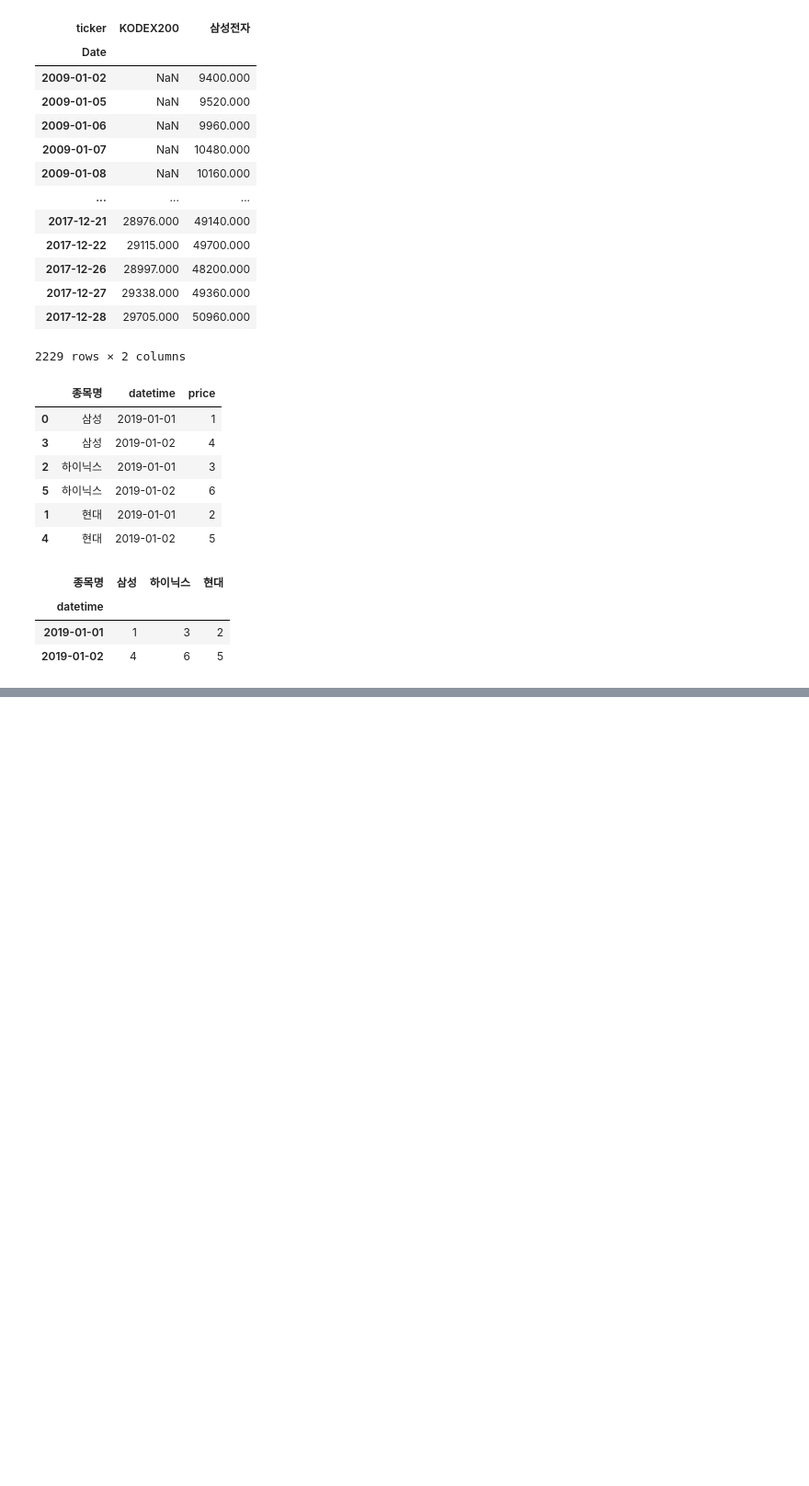
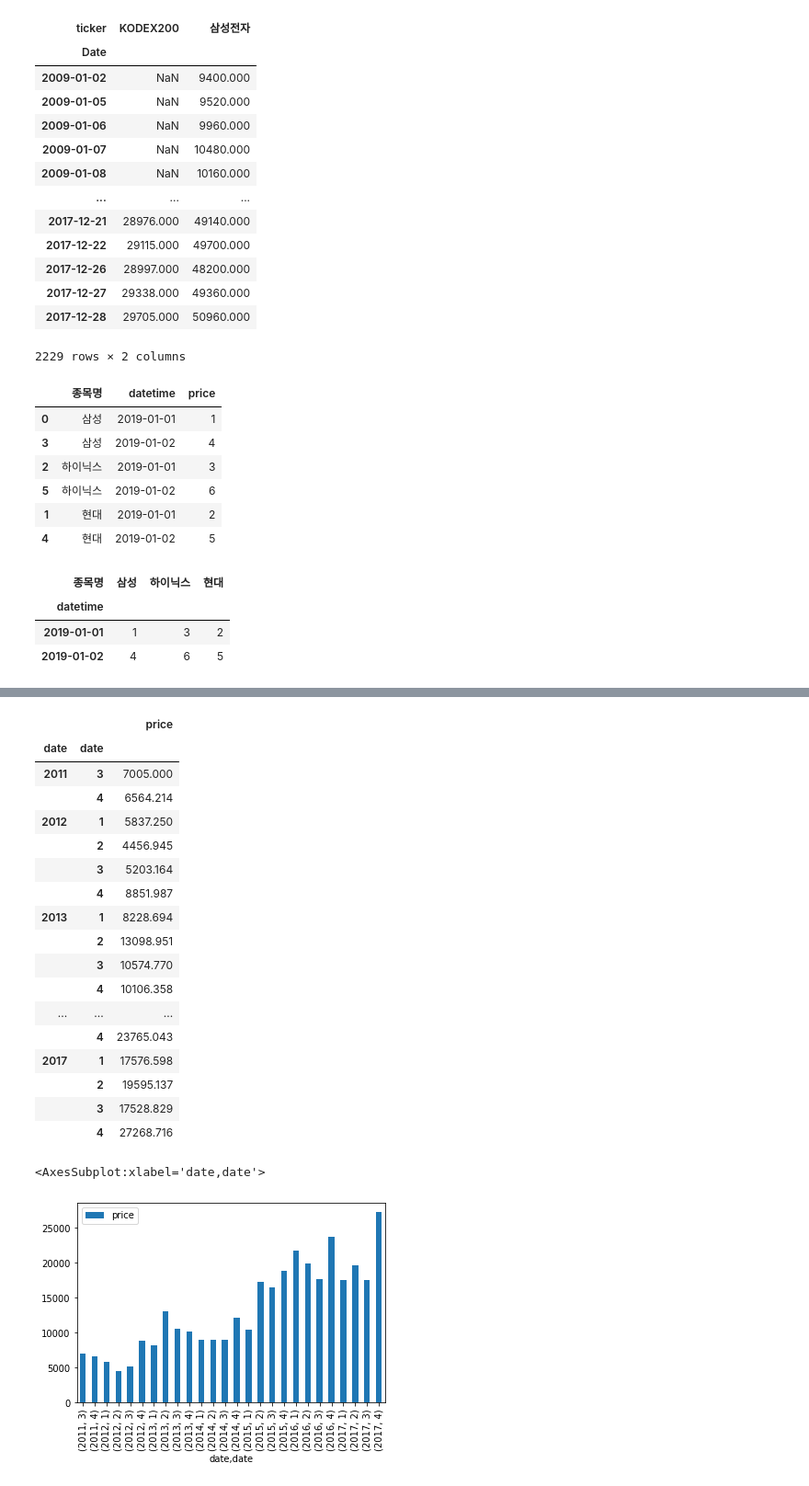
Before and after one commit to JihoQuant/Python-Pandas-Part-1, a Jupyter notebook: pandas_combining.ipynb, the cells around one changed output, grey strips where cells are left out. Shown at 92% size. Drawn from its saved outputs; the diff is of its cells as text; code cells hidden in the pictures; blank space fills up the shorter version.

```diff
--- a/pandas_combining.ipynb
+++ b/pandas_combining.ipynb
@@ -408,0 +879,3 @@ sample_data.pivot(index='datetime', columns='종목명', values='price')
+# %%
+flipkart_df = flipkart_df.drop(['id','product__id','author'], axis=1)
+flipkart_df
@@ -408,0 +896,7 @@ sample_data.pivot(index='datetime', columns='종목명', values='price')
+# %%
+amazon_df = pd.read_csv(f'{CSV_BASE_DIR}/amazon_review1.csv', index_col=0)
+
+amazon_df
+
+flipkart_df.shape
+amazon_df.shape
@@ -408,0 +920,4 @@ sample_data.pivot(index='datetime', columns='종목명', values='price')
+# %%
+df = pd.concat([amazon_df, flipkart_df], axis=0)
+df.shape
+df
@@ -408,0 +939,21 @@ sample_data.pivot(index='datetime', columns='종목명', values='price')
+# %%
+# df['date'] = pd.to_datetime(df['date'])
+# df['price'] = df['price'].astype(float)
+
+# df.set_index('date', inplace=True)
+# df = df.loc[:'2017-12-31']
+
+# df.rename(columns={'title_x': 'name', 'title_y': 'title'}, inplace=True)
+# df['price_grp'] = pd.cut(df['price'], [0, 5000, 15000, 200000], labels=['저가','중가','고가'])
+
+
+
+df['date'] = pd.to_datetime(df['date'])
+df['price'] = df['price'].astype(float)
+
+df.set_index('date', inplace=True)
+df = df.loc[:"2017-12-31"]   # 비록 DatetimeIndex이지만, 날짜를 문자열 string으로 표현하여 loc을 이용한 range indexing이 가능합니다.
+
+df.rename(columns={'title_x':'name', 'title_y':'title'}, inplace=True)
+
+df['price_grp'] = pd.cut(df['price'], [0, 5000, 15000, 200000], labels=["저가", "중가", "고가"])
@@ -408,0 +977,25 @@ sample_data.pivot(index='datetime', columns='종목명', values='price')
+# %%
+# df.groupby([df.index.year, df.index.quarter])
+df.groupby([df.index.year, df.index.quarter]).agg({'price':'mean'})
+df.groupby([df.index.year, df.index.quarter]).agg({'price':'mean'}).plot(kind='bar')
+# %% [output]
+|  |  | price |
+| date | date |  |
+| 2011 | 3 | 7005.000 |
+|  | 4 | 6564.214 |
+| 2012 | 1 | 5837.250 |
+|  | 2 | 4456.945 |
+|  | 3 | 5203.164 |
+|  | 4 | 8851.987 |
+| 2013 | 1 | 8228.694 |
+|  | 2 | 13098.951 |
+|  | 3 | 10574.770 |
+|  | 4 | 10106.358 |
+| ... | ... | ... |
+|  | 4 | 23765.043 |
+| 2017 | 1 | 17576.598 |
+|  | 2 | 19595.137 |
+|  | 3 | 17528.829 |
+|  | 4 | 27268.716 |
+<AxesSubplot:xlabel='date,date'>
+[figure, added]
```
Also changed, not shown: parts of 41 cells of this notebook.
